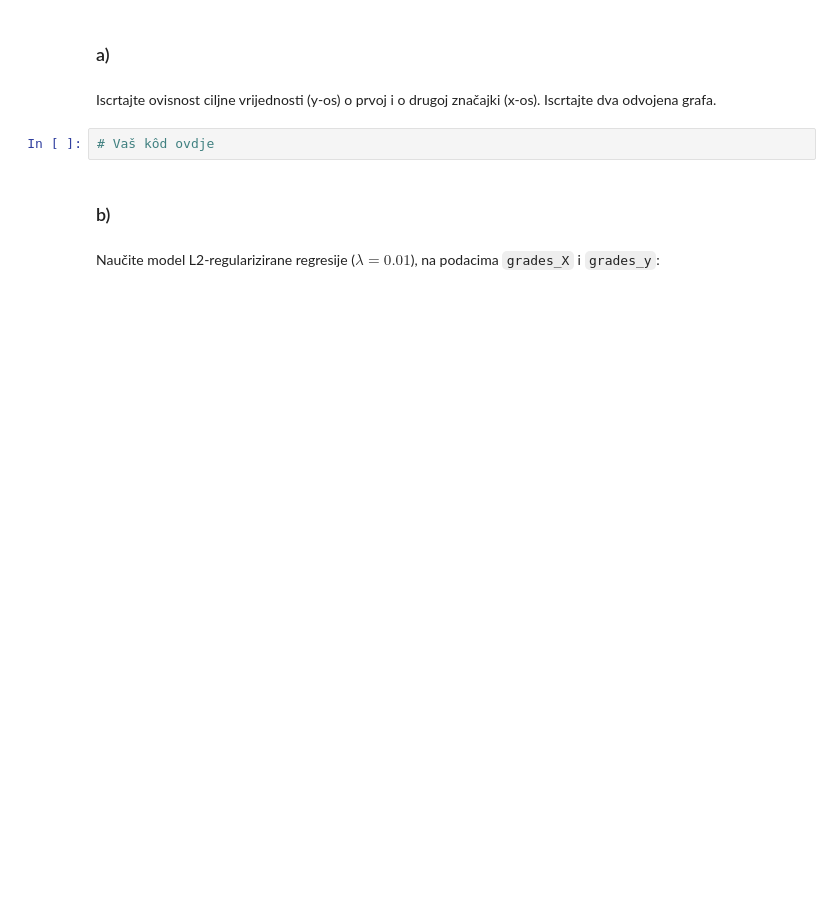
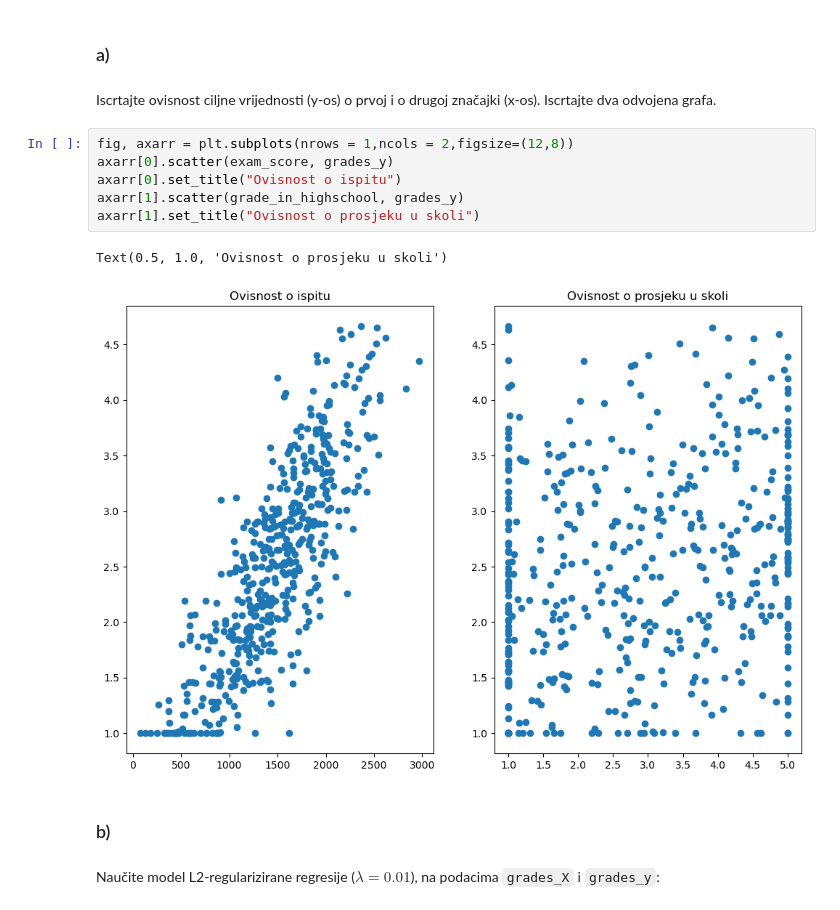
Before and after one commit to RobertoGrabovac/FER-StrojnoUcenje1, a Jupyter notebook: LAB1 - Regresija.ipynb, the cells around one changed output. Saved outputs shown, nothing was run; the diff lists cells and outputs as text; blank space fills up the shorter version.

```diff
--- a/LAB1 - Regresija.ipynb
+++ b/LAB1 - Regresija.ipynb
@@ -492,8 +545,15 @@ grades_y[grades_y > 5] = 5
 ### a)
 # %% [markdown]
 Iscrtajte ovisnost ciljne vrijednosti (y-os) o prvoj i o drugoj značajki (x-os). Iscrtajte dva odvojena grafa.
-# %%
-# Vaš kôd ovdje
+# %%
+fig, axarr = plt.subplots(nrows = 1,ncols = 2,figsize=(12,8))
+axarr[0].scatter(exam_score, grades_y)
+axarr[0].set_title("Ovisnost o ispitu")
+axarr[1].scatter(grade_in_highschool, grades_y)
+axarr[1].set_title("Ovisnost o prosjeku u skoli")
+# %% [output]
+Text(0.5, 1.0, 'Ovisnost o prosjeku u skoli')
+[figure, added]
 # %% [markdown]
 ### b)
 # %% [markdown]
```
Also changed, not shown: parts of 17 cells of this notebook.
